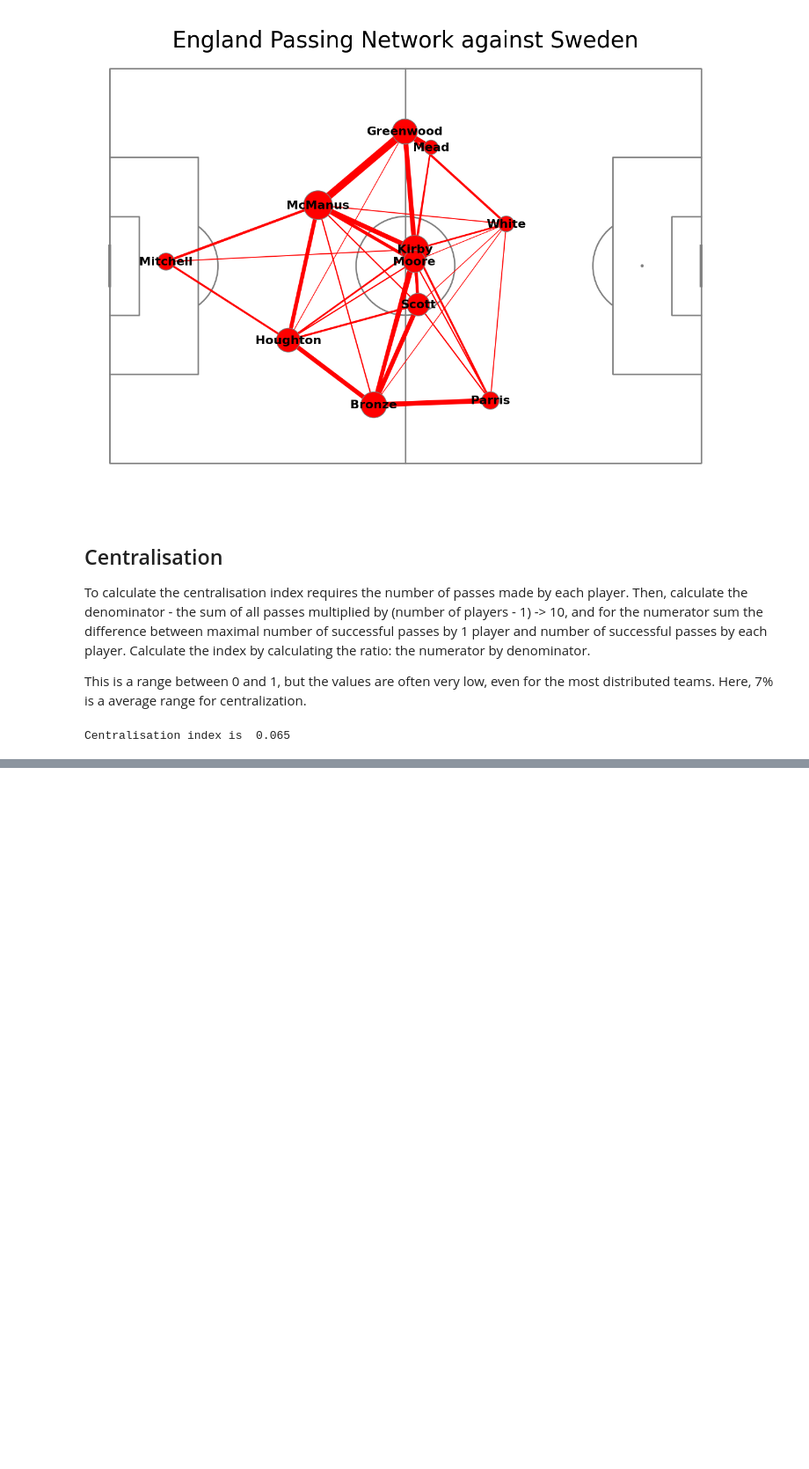
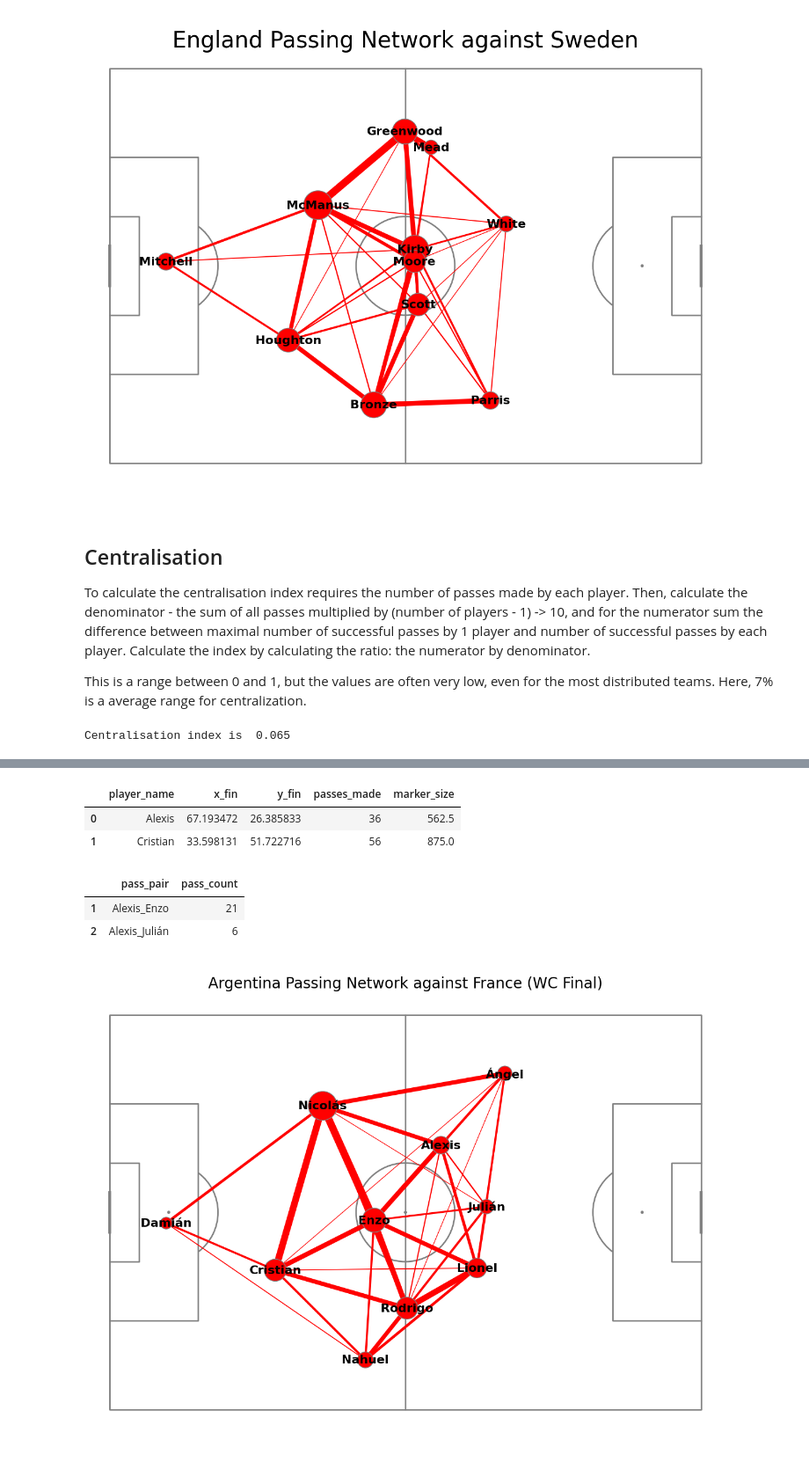
Before and after one commit to khoffLSU/footy_analytics, a Jupyter notebook: Visualizing Football - passing network.ipynb, the cells around one changed output, grey strips where cells are left out. Shown at 88% size. Cells and saved outputs as stored; diff of their text form; code cells hidden in the pictures; blank space fills up the shorter version.

```diff
--- a/Visualizing Football - passing network.ipynb
+++ b/Visualizing Football - passing network.ipynb
@@ -340,0 +361,5 @@ Centralisation index is  0.065
+# %%
+# get event data from match
+df2 = (sb
+ .events(match_id=3869685)
+ )
@@ -340,0 +390,65 @@ Centralisation index is  0.065
+# %%
+scatter_arg = (pd.concat([(arg_pass
+            .groupby('player_name')
+            .agg({'x':'mean','y':'mean','player_name':'count'})),
+           (arg_pass
+            .groupby('pass_recipient_name')
+            .agg({'xf':'mean','yf':'mean'}))],axis=1)
+ .assign(x_fin = lambda df: (df.x+df.xf)/2,
+         y_fin = lambda df: (df.y+df.yf)/2,
+         passes_made = lambda df: df.player_name,
+         marker_size = lambda df: df.player_name/df.player_name.max()*1500)
+ .drop(['x','y','player_name','xf','yf'], axis=1)
+ .reset_index()
+ .rename(columns={'index':'player_name'})
+)
+scatter_arg.head(2)
+# %% [output]
+|  | player_name | x_fin | y_fin | passes_made | marker_size |
+| 0 | Alexis | 67.193472 | 26.385833 | 36 | 562.5 |
+| 1 | Cristian | 33.598131 | 51.722716 | 56 | 875.0 |
+# %%
+lines_arg = (arg_pass
+ .assign(pass_pair = lambda df: arg_pass.apply(lambda df: "_".join(sorted([df["player_name"],
+                                                               df["pass_recipient_name"]])), axis=1))
+ .groupby(["pass_pair"]).x.count()
+ .reset_index()
+ .rename({'x':'pass_count'}, axis='columns')
+ .query('pass_count>2')
+)
+# %%
+lines_arg.head(2)
+# %% [output]
+|  | pass_pair | pass_count |
+| 1 | Alexis_Enzo | 21 |
+| 2 | Alexis_Julián | 6 |
+# %%
+#plot once again pitch and vertices
+pitch = Pitch(line_color='grey')
+fig, ax = pitch.grid(grid_height=0.9, title_height=0.06, axis=False,
+                     endnote_height=0.04, title_space=0, endnote_space=0)
+pitch.scatter(scatter_arg.x_fin, scatter_arg.y_fin, s=scatter_arg.marker_size, color='red', edgecolors='grey', linewidth=1, alpha=1, ax=ax["pitch"], zorder = 3)
+for i,row in scatter_arg.iterrows():
+    # annotate only takes scalar data
+    pitch.annotate(row.player_name, xy=(row.x_fin, row.y_fin), c='black', va='center', ha='center', weight = "bold", size=16, ax=ax["pitch"], zorder = 4)
+
+for i, row in lines_arg.iterrows():
+    # Iteration is required due to extracting the pair_key for each row and creating the lines end points
+    player1 = row["pass_pair"].split("_")[0]
+    player2 = row['pass_pair'].split("_")[1]
+    #take the average location of players to plot a line between them
+    player1_x = scatter_arg.query('player_name == @player1')['x_fin'].iloc[0]
+    player1_y = scatter_arg.query('player_name == @player1')['y_fin'].iloc[0]
+    player2_x = scatter_arg.query('player_name == @player2')['x_fin'].iloc[0]
+    player2_y = scatter_arg.query('player_name == @player2')['y_fin'].iloc[0]
+    num_passes = row["pass_count"]
+    #adjust the line width so that the more passes, the wider the line
+    line_width = (num_passes / lines_arg['pass_count'].max() * 10)
+    #plot lines on the pitch
+    pitch.lines(player1_x, player1_y, player2_x, player2_y,
+                    alpha=1, lw=line_width, zorder=2, color="red", ax = ax["pitch"])
+
+fig.suptitle("Argentina Passing Network against France (WC Final)", fontsize = 20)
+plt.show()
+# %% [output]
+[figure, added]
```
Also changed, not shown: parts of 7 cells of this notebook.
